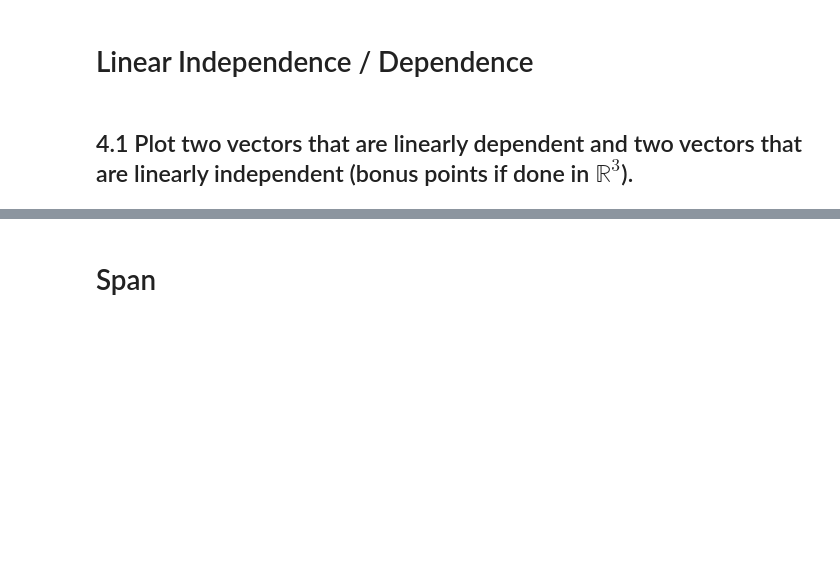
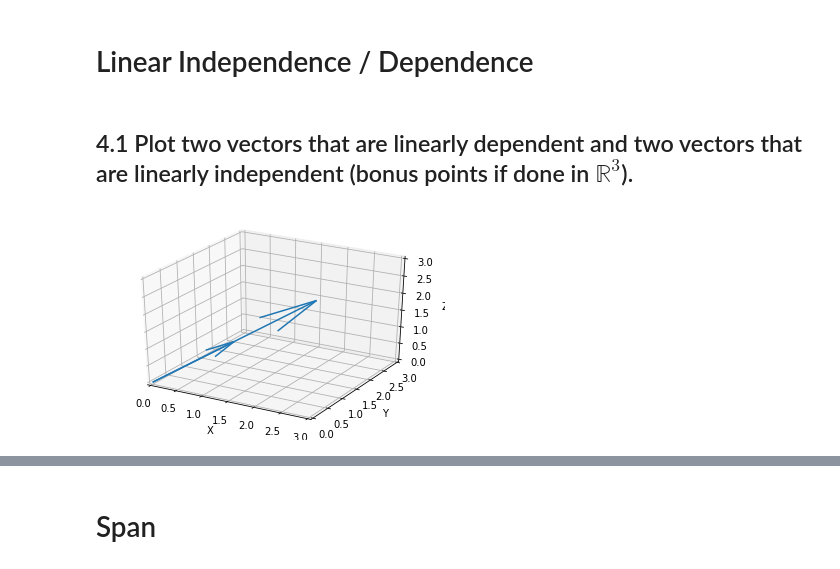
Before and after one commit to bloominstituteoftechnology/DS-Unit-1-Sprint-4-Linear-Algebra, a Jupyter notebook: module2-intermediate-linear-algebra/Intermediate_Linear_Algebra_Assignment.ipynb, the cells around one changed output, grey strips where cells are left out. Saved outputs shown, nothing was run; the diff lists cells and outputs as text; code cells hidden in the pictures; blank space fills up the shorter version.

```diff
--- a/module2-intermediate-linear-algebra/Intermediate_Linear_Algebra_Assignment.ipynb
+++ b/module2-intermediate-linear-algebra/Intermediate_Linear_Algebra_Assignment.ipynb
@@ -56,3 +173,20 @@ f = \begin{bmatrix} 4 & 12 & 11 & 9 & 2 \end{bmatrix}
 # Linear Independence / Dependence
 # %% [markdown]
 ## 4.1 Plot two vectors that are linearly dependent and two vectors that are linearly independent (bonus points if done in $\mathbb{R}^3$).
+# %%
+#Dependent
+vectors = np.array([[0, 0, 0, 1, 1, 1],[0, 0, 0, 2, 2, 2]])
+
+X, Y, Z, U, V, W = zip(*vectors)
+fig = plt.figure()
+ax = fig.add_subplot(111, projection='3d')
+ax.quiver(X, Y, Z, U, V, W, length=1)
+ax.set_xlim([0, 3])
+ax.set_ylim([0, 3])
+ax.set_zlim([0, 3])
+ax.set_xlabel('X')
+ax.set_ylabel('Y')
+ax.set_zlabel('Z')
+plt.show()
+# %% [output]
+[figure, added]
```
Also changed, not shown: parts of 19 cells of this notebook.
